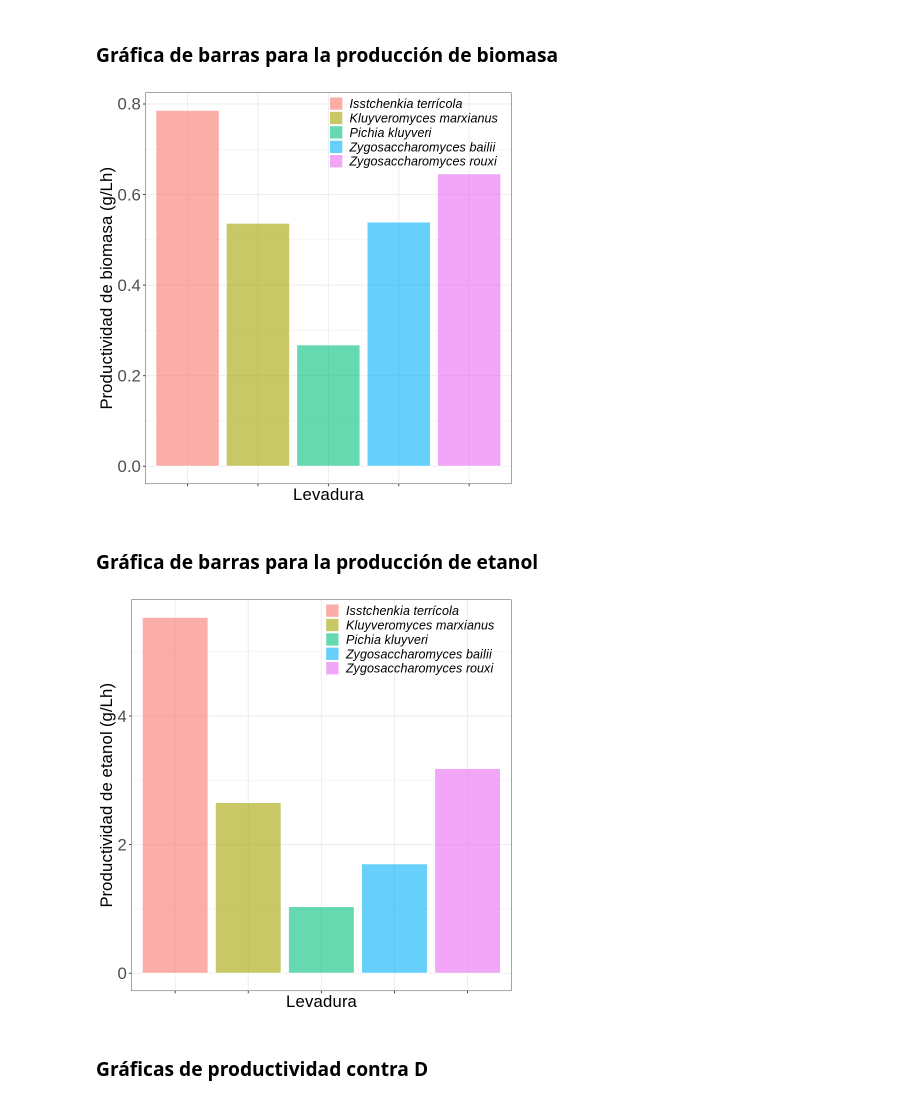
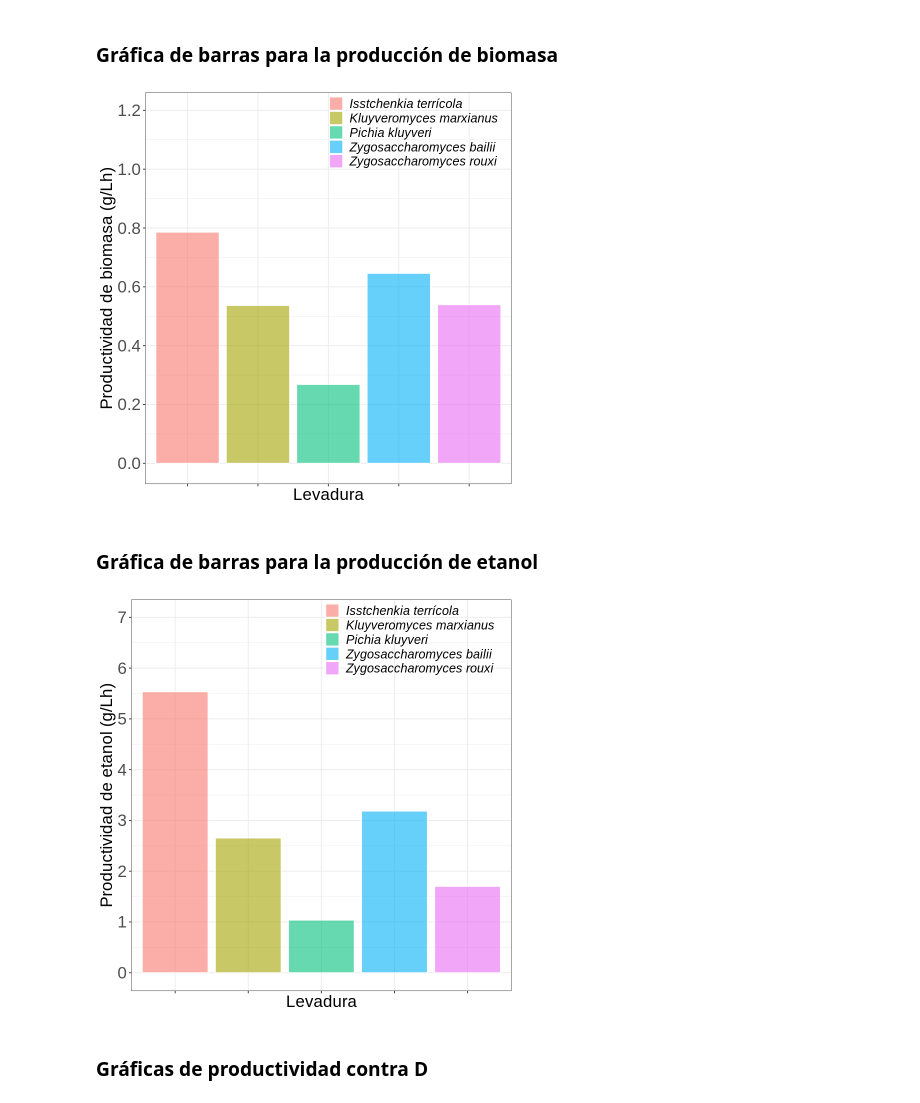
Before and after one commit to JuanM-GG/modelos-tesis, a Jupyter notebook: optimizacion_tasa_dilucion.ipynb, the cells around one changed output. Drawn from its saved outputs; the diff is of its cells as text; code cells hidden in the pictures.

```diff
--- a/optimizacion_tasa_dilucion.ipynb
+++ b/optimizacion_tasa_dilucion.ipynb
@@ -615,28 +599,29 @@ ggplot(data = out_it, aes(x = ))
 # %%
 data_mx <- data.frame(lev = c("IT","KM","PK","ZB","ZR"),
                     mx = c(productivity_opt_it$productivity_x,productivity_opt_km$productivity_x,
-                           productivity_opt_pk$productivity_x,productivity_opt_zr$productivity_x,
-                           productivity_opt_zb$productivity_x))
+                           productivity_opt_pk$productivity_x,productivity_opt_zb$productivity_x,
+                           productivity_opt_zr$productivity_x))
 # %%
 ggplot(data=data_mx, aes(x=lev, y=mx, fill = lev)) +
   geom_bar(stat="identity", color="white", alpha = 0.6) +
   xlab("Levadura") +
   ylab("Productividad de biomasa (g/Lh)") +
+  scale_y_continuous(limits = c(-0.01, 1.2), breaks = seq(0,1.2,0.2)) +
   scale_fill_discrete(name = "", labels = c("Isstchenkia terrícola",
   "Kluyveromyces marxianus", "Pichia kluyveri","Zygosaccharomyces bailii",
   "Zygosaccharomyces rouxi")) +
   theme_bw() +
   theme(
             plot.title = element_text(size=25),
             axis.text = element_text(size=20),
             axis.title = element_text(size=20),
             axis.text.x=element_blank(),
             legend.title = element_text(size=15),
             legend.text = element_text(size=15, face = "italic",   ),
             legend.position = c(0.73, 0.92),
             legend.background = element_rect(fill=NA))
 # %% [output]
-[figure, old version]
+[figure, new version]
 # %% [markdown]
 ### Gráfica de barras para la producción de etanol
 # %%
@@ -649,6 +634,7 @@ ggplot(data=data_mp, aes(x=lev, y=mp, fill = lev)) +
   geom_bar(stat="identity", color="white", alpha = 0.6) +
   xlab("Levadura") +
   ylab("Productividad de etanol (g/Lh)") +
+  scale_y_continuous(limits = c(-0.01, 7), breaks = seq(0,7,1)) +
   scale_fill_discrete(name = "", labels = c("Isstchenkia terrícola",
   "Kluyveromyces marxianus", "Pichia kluyveri","Zygosaccharomyces bailii",
   "Zygosaccharomyces rouxi")) +
@@ -663,7 +649,7 @@ ggplot(data=data_mp, aes(x=lev, y=mp, fill = lev)) +
             legend.position = c(0.73, 0.92),
             legend.background = element_rect(fill=NA))
 # %% [output]
-[figure, old version]
+[figure, new version]
 # %% [markdown]
 ### Gráficas de productividad contra D
 # %%
```
Also changed, not shown: parts of 2 cells of this notebook.
